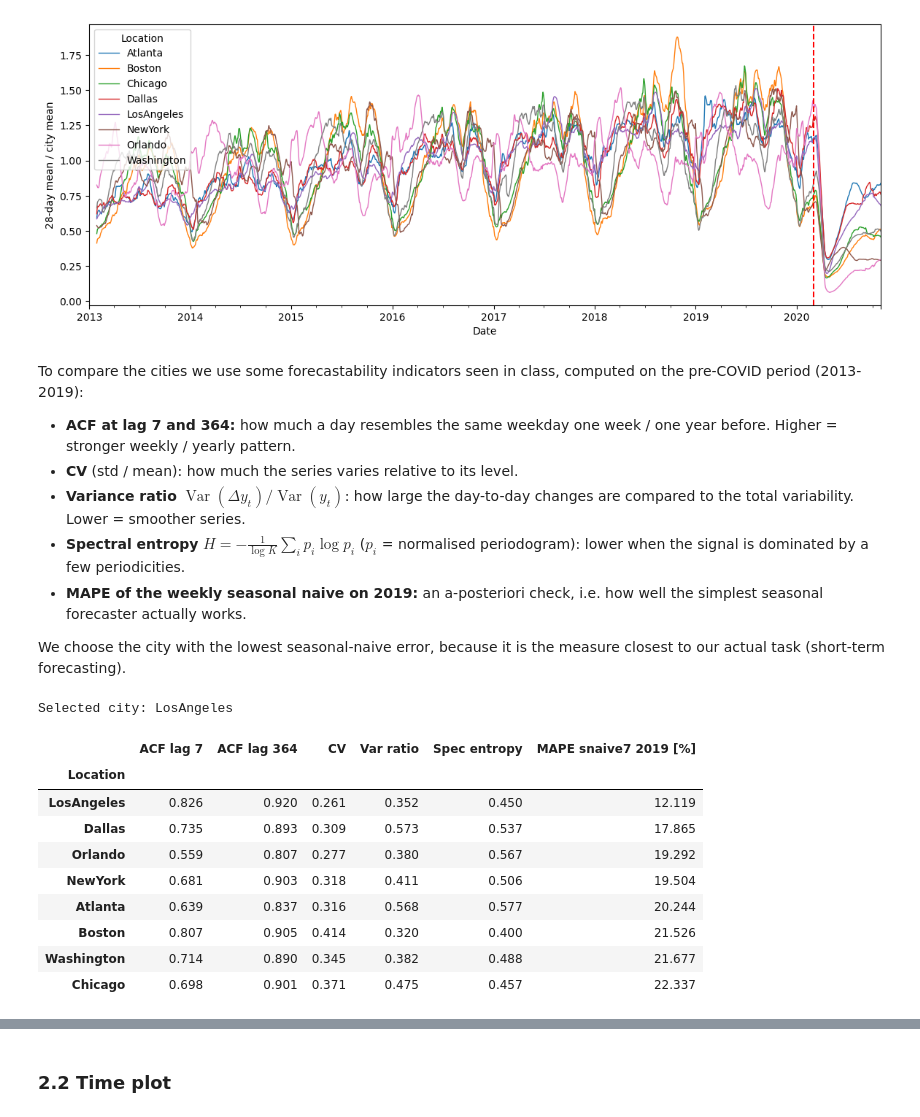
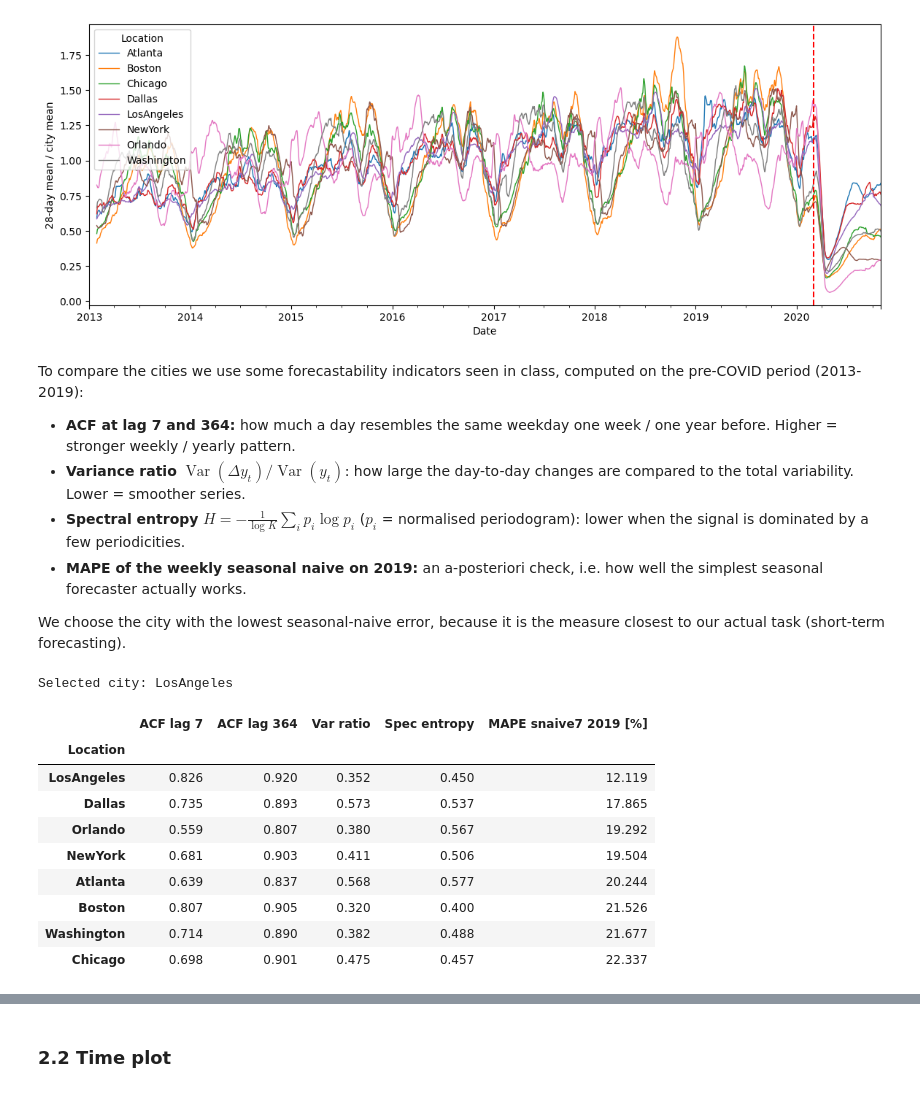
Before and after one commit to peykoff/minichallenge-forecasting, a Jupyter notebook: hotels_LA.ipynb, the cells around one changed output, grey strips where cells are left out. Cells and saved outputs as stored; diff of their text form; code cells hidden in the pictures.

```diff
--- a/hotels_LA.ipynb
+++ b/hotels_LA.ipynb
@@ -63,7 +63,6 @@ plt.axvline(COVID, c='r', ls='--'); plt.ylabel('28-day mean / city mean');
 # %% [markdown]
 To compare the cities we use some forecastability indicators seen in class, computed on the pre-COVID period (2013-2019):
 * **ACF at lag 7 and 364:** how much a day resembles the same weekday one week / one year before. Higher = stronger weekly / yearly pattern.
-* **CV** (std / mean): how much the series varies relative to its level.
 * **Variance ratio** $\operatorname{Var}(\Delta y_t) / \operatorname{Var}(y_t)$: how large the day-to-day changes are compared to the total variability. Lower = smoother series.
 * **Spectral entropy** $H = -\frac{1}{\log K}\sum_i p_i \log p_i$ ($p_i$ = normalised periodogram): lower when the signal is dominated by a few periodicities.
 * **MAPE of the weekly seasonal naive on 2019:** an a-posteriori check, i.e. how well the simplest seasonal forecaster actually works.
@@ -72,35 +71,34 @@ We choose the city with the lowest seasonal-naive error, because it is the measu
 # %%
 pre = rev.loc[:'2019']
 def spec_entropy(s):
     p = periodogram(s - s.mean())[1][1:]           # drop the zero frequency
     p = p / p.sum()
     return -(p * np.log(p + 1e-12)).sum() / np.log(len(p))
 
 snaive_mape = lambda s: (abs(s - s.shift(7)) / s).loc['2019'].mean() * 100
 stats = pd.DataFrame({
     'ACF lag 7':   pre.apply(lambda s: s.autocorr(7)),
     'ACF lag 364': pre.apply(lambda s: s.autocorr(364)),
-    'CV':          pre.std() / pre.mean(),
     'Var ratio':   pre.diff().var() / pre.var(),
     'Spec entropy': pre.apply(spec_entropy),
     'MAPE snaive7 2019 [%]': pre.apply(snaive_mape),
 }).sort_values('MAPE snaive7 2019 [%]').round(3)
 
 CITY = stats.index[0]
 print('Selected city:', CITY)
 stats
 # %% [output]
 Selected city: LosAngeles
-|  | ACF lag 7 | ACF lag 364 | CV | Var ratio | Spec entropy | MAPE snaive7 2019 [%] |
-| Location |  |  |  |  |  |  |
-| LosAngeles | 0.826 | 0.920 | 0.261 | 0.352 | 0.450 | 12.119 |
-| Dallas | 0.735 | 0.893 | 0.309 | 0.573 | 0.537 | 17.865 |
-| Orlando | 0.559 | 0.807 | 0.277 | 0.380 | 0.567 | 19.292 |
-| NewYork | 0.681 | 0.903 | 0.318 | 0.411 | 0.506 | 19.504 |
-| Atlanta | 0.639 | 0.837 | 0.316 | 0.568 | 0.577 | 20.244 |
-| Boston | 0.807 | 0.905 | 0.414 | 0.320 | 0.400 | 21.526 |
-| Washington | 0.714 | 0.890 | 0.345 | 0.382 | 0.488 | 21.677 |
-| Chicago | 0.698 | 0.901 | 0.371 | 0.475 | 0.457 | 22.337 |
+|  | ACF lag 7 | ACF lag 364 | Var ratio | Spec entropy | MAPE snaive7 2019 [%] |
+| Location |  |  |  |  |  |
+| LosAngeles | 0.826 | 0.920 | 0.352 | 0.450 | 12.119 |
+| Dallas | 0.735 | 0.893 | 0.573 | 0.537 | 17.865 |
+| Orlando | 0.559 | 0.807 | 0.380 | 0.567 | 19.292 |
+| NewYork | 0.681 | 0.903 | 0.411 | 0.506 | 19.504 |
+| Atlanta | 0.639 | 0.837 | 0.568 | 0.577 | 20.244 |
+| Boston | 0.807 | 0.905 | 0.320 | 0.400 | 21.526 |
+| Washington | 0.714 | 0.890 | 0.382 | 0.488 | 21.677 |
+| Chicago | 0.698 | 0.901 | 0.475 | 0.457 | 22.337 |
 # %% [markdown]
 **Observations:**
 * All cities follow a similar path: growth until about 2017, a summer peak every year and the collapse in March 2020.
```
Also changed, not shown: parts of 13 cells of this notebook, 2 other files.
